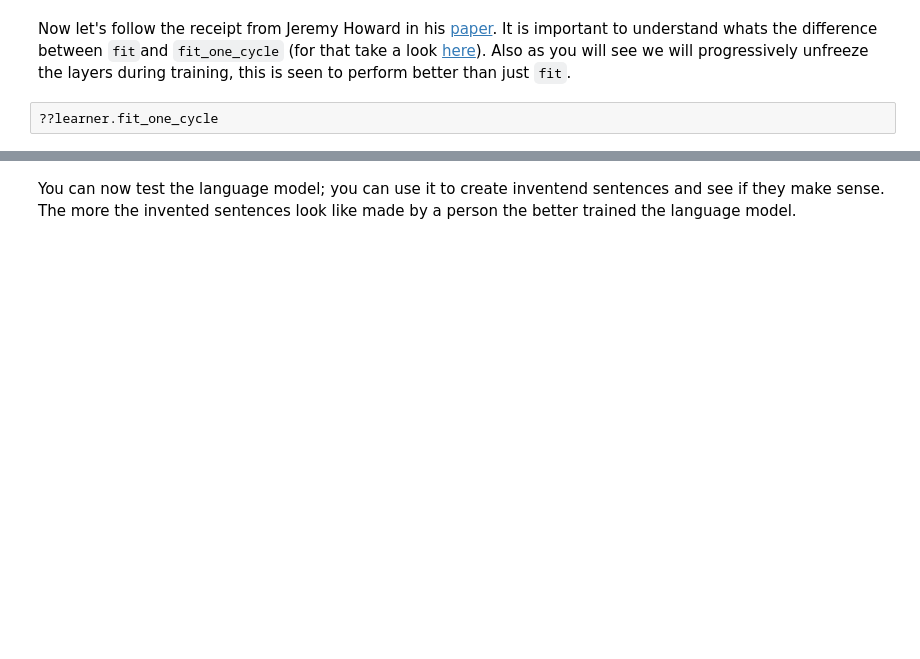
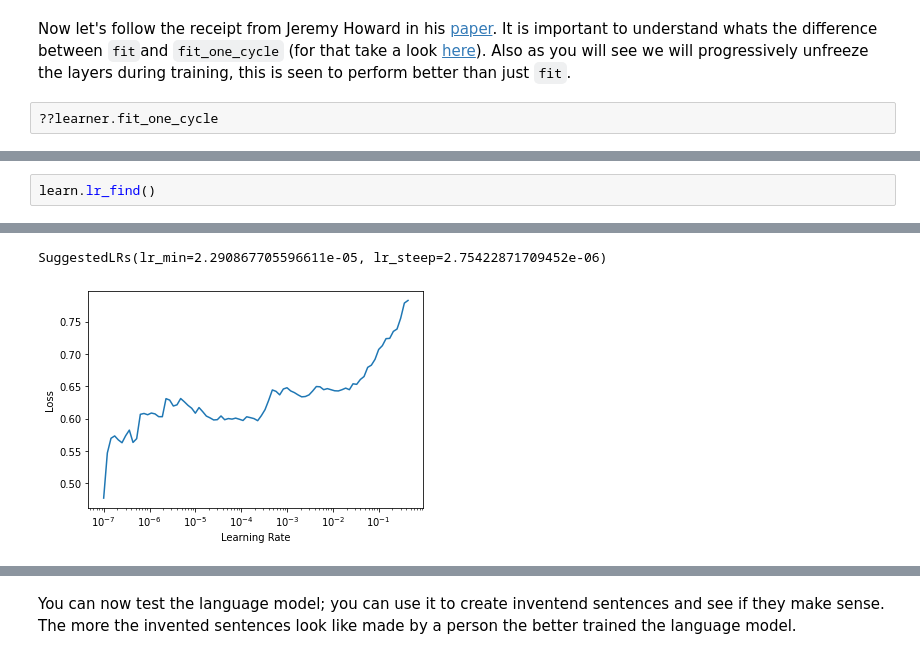
Before and after one commit to arnaujc91/Machine-Learning, a Jupyter notebook: text/ULMFit_final.ipynb, the cells around one changed output, grey strips where cells are left out. Saved outputs shown, nothing was run; the diff lists cells and outputs as text; blank space fills up the shorter version.

```diff
--- a/text/ULMFit_final.ipynb
+++ b/text/ULMFit_final.ipynb
@@ -387,0 +530,3 @@ learn.fit_one_cycle(12,  2e-3)
+# %%
+learn.lr_find()
+# %% [output]
@@ -388,2 +534,4 @@ learn.fit_one_cycle(12,  2e-3)
+SuggestedLRs(lr_min=2.290867705596611e-05, lr_steep=2.75422871709452e-06)
+[figure, added]
 # %%
 # REFINING 1
```
Also changed, not shown: parts of 111 cells of this notebook, 1 other file.
